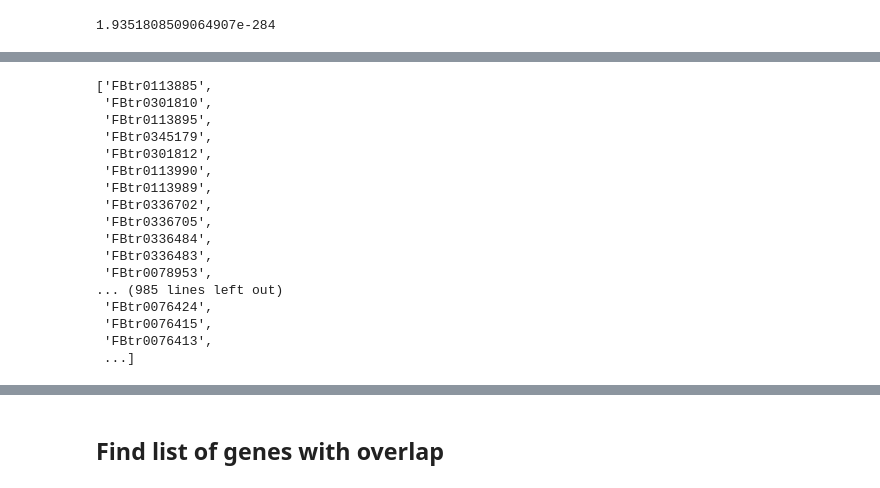
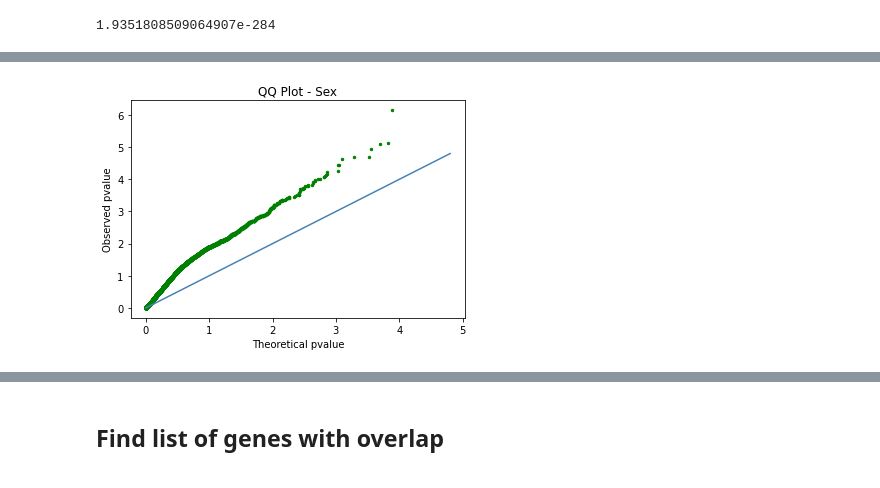
Before and after one commit to Hkhaira1/qbb2021-answers, a Jupyter notebook: week9/Gene_expression.ipynb, the cells around one changed output, grey strips where cells are left out. Drawn from its saved outputs; the diff is of its cells as text; code cells hidden in the pictures.

```diff
--- a/week9/Gene_expression.ipynb
+++ b/week9/Gene_expression.ipynb
@@ -336,6 +328,6 @@ sig_gene_list
 # %%
-gene_list_file = open("gene_list_file", "w")
-for x in sig_gene_list:
+gene_list_file = open("stage_FDRgenes", "w")
+for x in stage_FDRgenes:
     gene_list_file.write(x + "\n")
 gene_list_file.close()
 # %%
@@ -422,21 +355,35 @@ significent_sex
-# %%
-sex_gene_list = significent_sex['index'].tolist()
-sex_gene_list
-# %% [output]
-['FBtr0113885',
- 'FBtr0301810',
- 'FBtr0113895',
- 'FBtr0345179',
- 'FBtr0301812',
- 'FBtr0113990',
- 'FBtr0113989',
- 'FBtr0336702',
- 'FBtr0336705',
- 'FBtr0336484',
- 'FBtr0336483',
- 'FBtr0078953',
-... (985 lines left out)
- 'FBtr0076424',
- 'FBtr0076415',
- 'FBtr0076413',
- ...]
+# %%
+## Ploting QQ plot and finding P values by sex
+sex = [[10, 0], [11, 0], [12, 0], [13, 0], [14, 0], [14, 0], [14, 0], [14, 0], [10, 1], [11, 1], [12, 1], [13, 1], [14, 1], [14, 1]]
+pval_sex = []
+beta_sex =[]
+
+for(ind, data) in transform2.iteritems():
+    x = sm.add_constant(sex)
+    y = data[:14]
+
+    diffexpr = sm.OLS(y, x)
+    results_diffexpr = diffexpr.fit()
+    pval_sex.append(results_diffexpr.pvalues[1])
+    beta_sex.append(results_diffexpr.params[1])
+#qqplot
+theor_pval_sex = []
+obs_pval_sex = []
+
+for p in pval_sex:
+    theor_pval_sex.append(-np.log10(np.random.random_sample()))
+    obs_pval_sex.append(-np.log10(p))
+
+theor_pval_sex.sort()
+obs_pval_sex.sort()
+
+fig, ax = plt.subplots()
+
+ax.scatter(theor_pval_sex, obs_pval_sex, s = 6, color = 'green')
+ax.plot(theor_pval, theor_pval, color = 'steelblue')
+ax.set_title("QQ Plot - Sex")
+ax.set_xlabel("Theoretical pvalue")
+ax.set_ylabel("Observed pvalue")
+plt.show()
+# %% [output]
+[figure, added]
```
Also changed, not shown: parts of 25 cells of this notebook.
